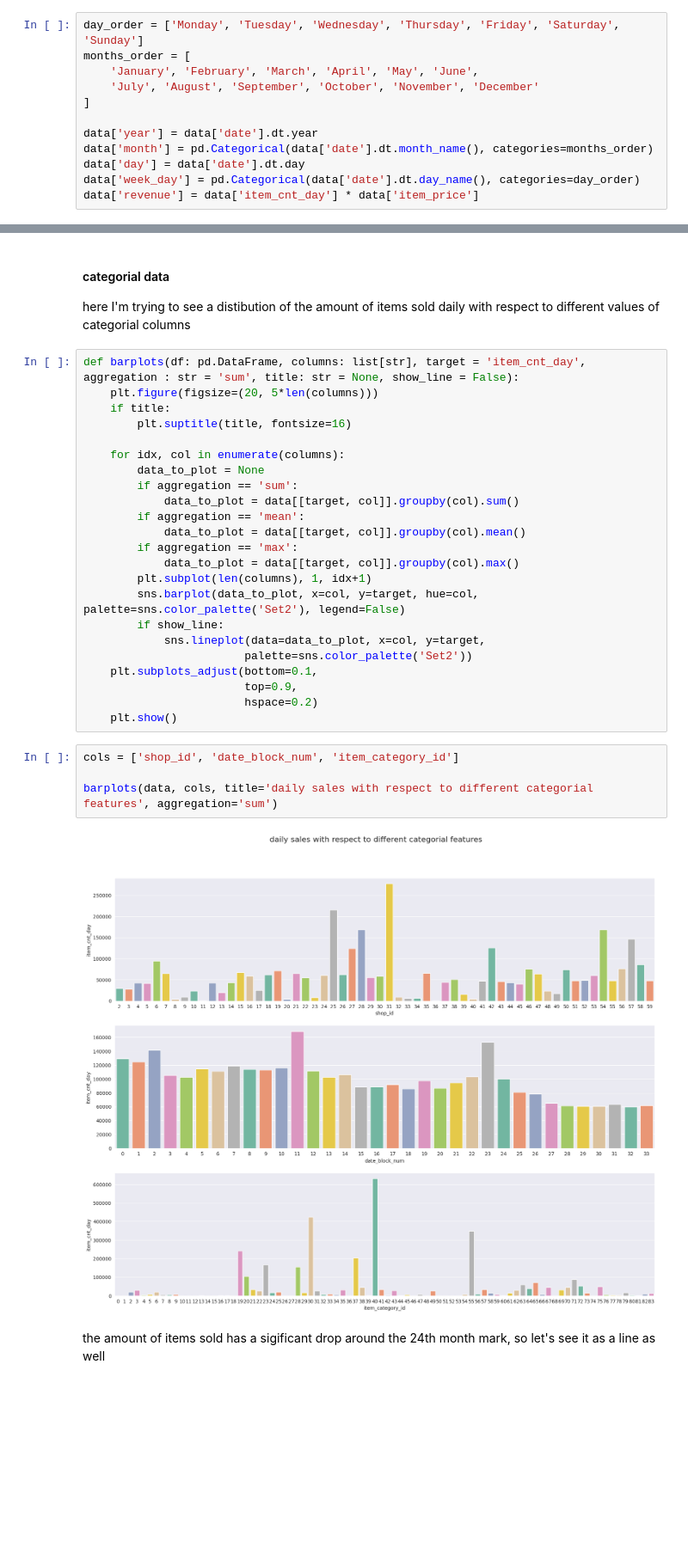
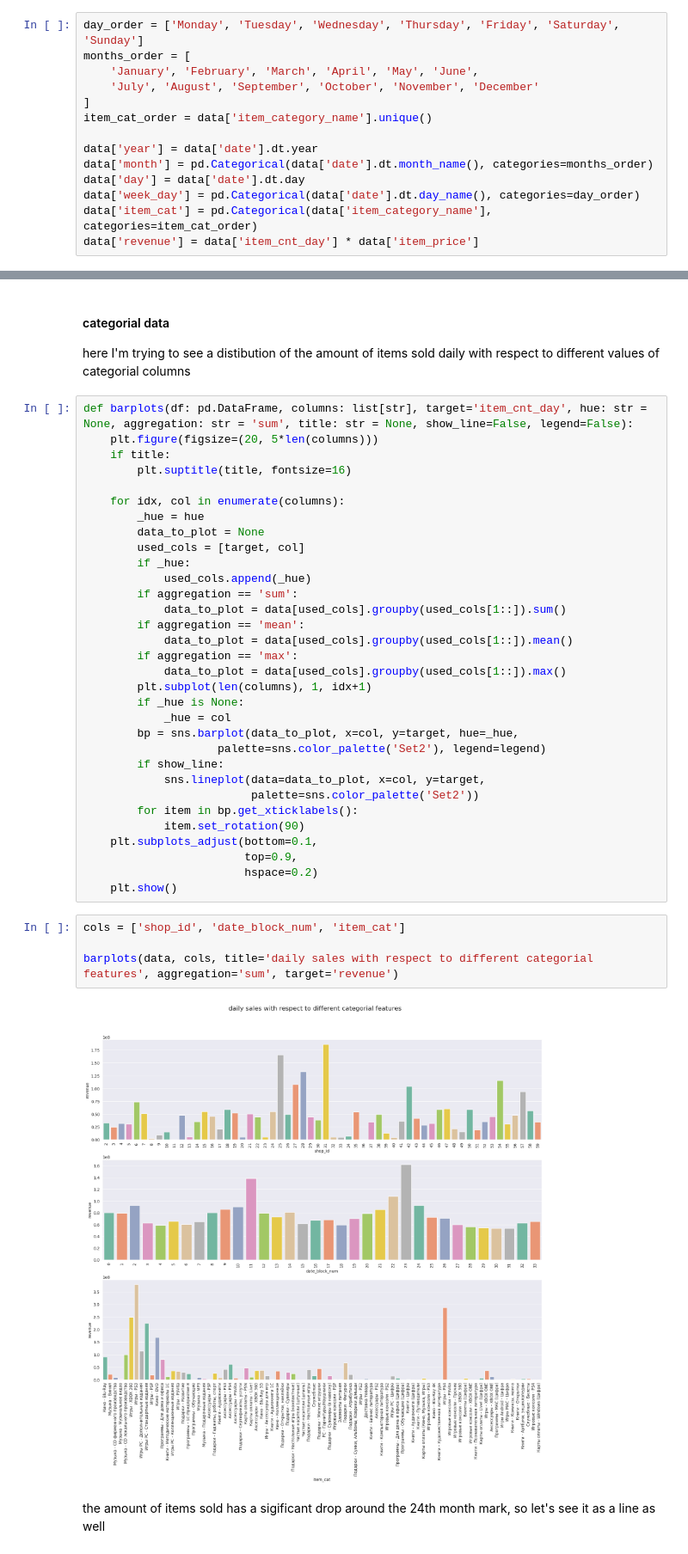
Before and after one commit to lopharb/ds_practice, a Jupyter notebook: notebooks/eda.ipynb, the cells around one changed output, grey strips where cells are left out. Shown at 86% size. Saved outputs shown, nothing was run; the diff lists cells and outputs as text; blank space fills up the shorter version.

Commit message:
DS-1.2
Changes:
- added some conclusions
- added a few more analytical plots
- preformed some time series analysis

```diff
--- a/notebooks/eda.ipynb
+++ b/notebooks/eda.ipynb
@@ -21,11 +23,13 @@ months_order = [
     'January', 'February', 'March', 'April', 'May', 'June',
     'July', 'August', 'September', 'October', 'November', 'December'
 ]
+item_cat_order = data['item_category_name'].unique()
 
 data['year'] = data['date'].dt.year
 data['month'] = pd.Categorical(data['date'].dt.month_name(), categories=months_order)
 data['day'] = data['date'].dt.day
 data['week_day'] = pd.Categorical(data['date'].dt.day_name(), categories=day_order)
+data['item_cat'] = pd.Categorical(data['item_category_name'], categories=item_cat_order)
 data['revenue'] = data['item_cnt_day'] * data['item_price']
 # %%
 data.info()
@@ -66,34 +70,43 @@ From what we see on the figure, we can colclude that cheaper items are sold (and
 
 here I'm trying to see a distibution of the amount of items sold daily with respect to different values of categorial columns
 # %%
-def barplots(df: pd.DataFrame, columns: list[str], target = 'item_cnt_day', aggregation : str = 'sum', title: str = None, show_line = False):
+def barplots(df: pd.DataFrame, columns: list[str], target='item_cnt_day', hue: str = None, aggregation: str = 'sum', title: str = None, show_line=False, legend=False):
     plt.figure(figsize=(20, 5*len(columns)))
     if title:
         plt.suptitle(title, fontsize=16)
 
     for idx, col in enumerate(columns):
+        _hue = hue
         data_to_plot = None
+        used_cols = [target, col]
+        if _hue:
+            used_cols.append(_hue)
         if aggregation == 'sum':
-            data_to_plot = data[[target, col]].groupby(col).sum()
+            data_to_plot = data[used_cols].groupby(used_cols[1::]).sum()
         if aggregation == 'mean':
-            data_to_plot = data[[target, col]].groupby(col).mean()
+            data_to_plot = data[used_cols].groupby(used_cols[1::]).mean()
         if aggregation == 'max':
-            data_to_plot = data[[target, col]].groupby(col).max()
+            data_to_plot = data[used_cols].groupby(used_cols[1::]).max()
         plt.subplot(len(columns), 1, idx+1)
-        sns.barplot(data_to_plot, x=col, y=target, hue=col, palette=sns.color_palette('Set2'), legend=False)
+        if _hue is None:
+            _hue = col
+        bp = sns.barplot(data_to_plot, x=col, y=target, hue=_hue,
+                    palette=sns.color_palette('Set2'), legend=legend)
         if show_line:
             sns.lineplot(data=data_to_plot, x=col, y=target,
-                        palette=sns.color_palette('Set2'))
+                         palette=sns.color_palette('Set2'))
+        for item in bp.get_xticklabels():
+            item.set_rotation(90)
     plt.subplots_adjust(bottom=0.1,
                         top=0.9,
                         hspace=0.2)
     plt.show()
 # %%
-cols = ['shop_id', 'date_block_num', 'item_category_id']
+cols = ['shop_id', 'date_block_num', 'item_cat']
 
-barplots(data, cols, title='daily sales with respect to different categorial features', aggregation='sum')
+barplots(data, cols, title='daily sales with respect to different categorial features', aggregation='sum', target='revenue')
 # %% [output]
-[figure, old version]
+[figure, new version]
 # %% [markdown]
 the amount of items sold has a sigificant drop around the 24th month mark, so let's see it as a line as well
 # %%
```
Also changed, not shown: parts of 17 cells of this notebook.
